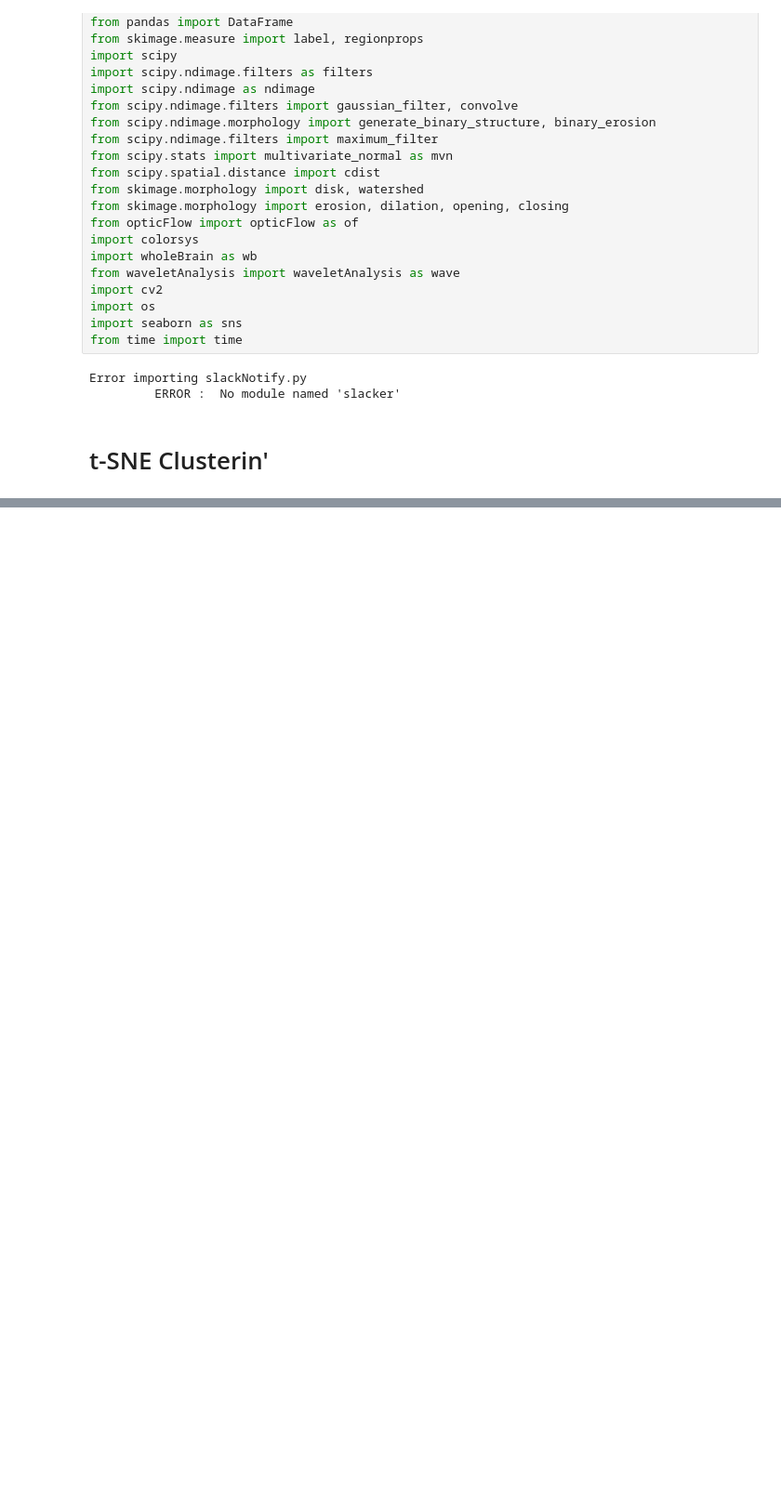
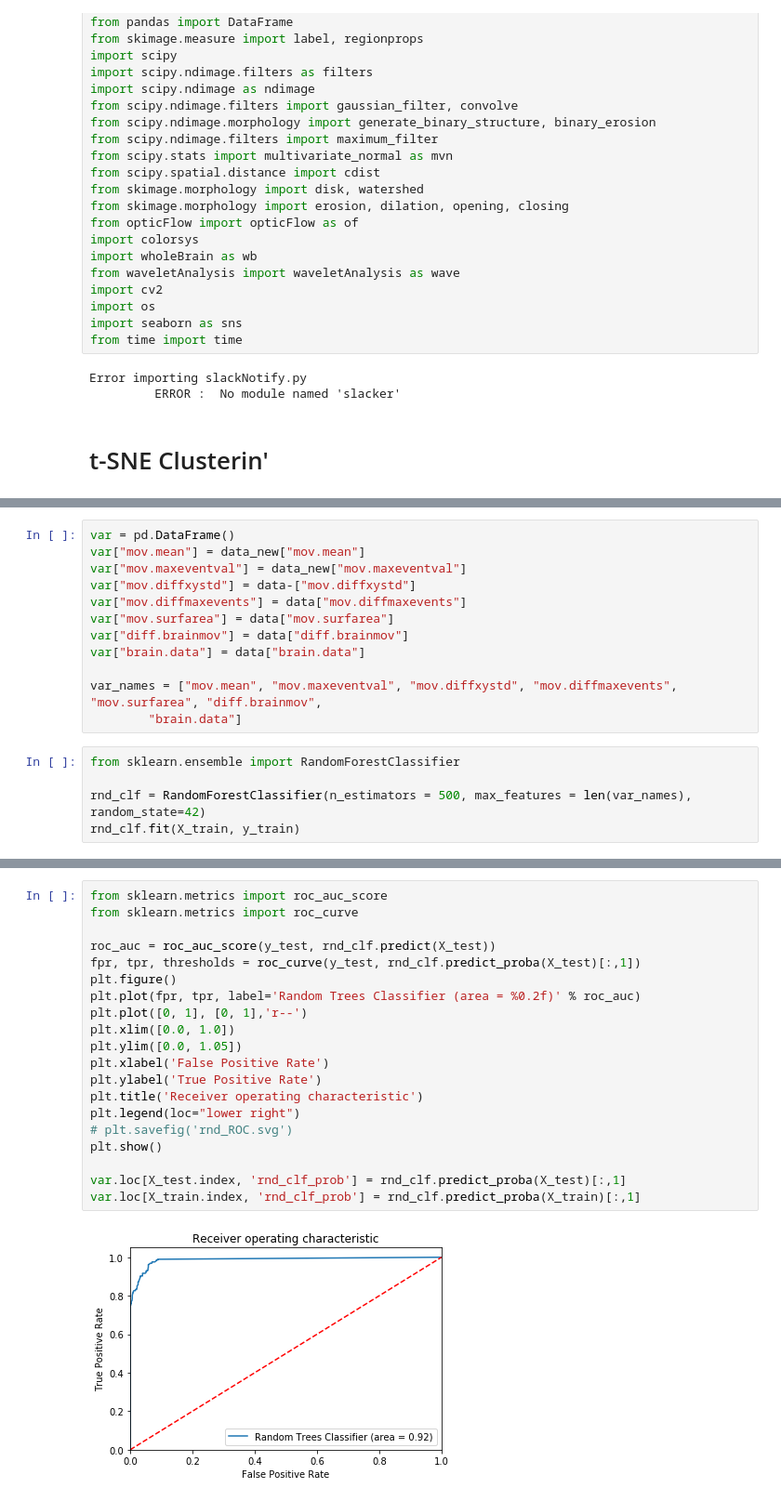
Before and after one commit to brmullen/SIP2019, a Jupyter notebook: Shreya/Clustering Data.ipynb, the cells around one changed output, grey strips where cells are left out. Shown at 93% size. Drawn from its saved outputs; the diff is of its cells as text; blank space fills up the shorter version.

```diff
--- a/Shreya/Clustering Data.ipynb
+++ b/Shreya/Clustering Data.ipynb
@@ -110,0 +244,17 @@ dtype: int64
+# %%
+var = pd.DataFrame()
+var["mov.mean"] = data_new["mov.mean"]
+var["mov.maxeventval"] = data_new["mov.maxeventval"]
+var["mov.diffxystd"] = data-["mov.diffxystd"]
+var["mov.diffmaxevents"] = data["mov.diffmaxevents"]
+var["mov.surfarea"] = data["mov.surfarea"]
+var["diff.brainmov"] = data["diff.brainmov"]
+var["brain.data"] = data["brain.data"]
+
+var_names = ["mov.mean", "mov.maxeventval", "mov.diffxystd", "mov.diffmaxevents", "mov.surfarea", "diff.brainmov",
+        "brain.data"]
+# %%
+from sklearn.ensemble import RandomForestClassifier
+
+rnd_clf = RandomForestClassifier(n_estimators = 500, max_features = len(var_names), random_state=42)
+rnd_clf.fit(X_train, y_train)
@@ -110,0 +287,22 @@ dtype: int64
+# %%
+from sklearn.metrics import roc_auc_score
+from sklearn.metrics import roc_curve
+
+roc_auc = roc_auc_score(y_test, rnd_clf.predict(X_test))
+fpr, tpr, thresholds = roc_curve(y_test, rnd_clf.predict_proba(X_test)[:,1])
+plt.figure()
+plt.plot(fpr, tpr, label='Random Trees Classifier (area = %0.2f)' % roc_auc)
+plt.plot([0, 1], [0, 1],'r--')
+plt.xlim([0.0, 1.0])
+plt.ylim([0.0, 1.05])
+plt.xlabel('False Positive Rate')
+plt.ylabel('True Positive Rate')
+plt.title('Receiver operating characteristic')
+plt.legend(loc="lower right")
+# plt.savefig('rnd_ROC.svg')
+plt.show()
+
+var.loc[X_test.index, 'rnd_clf_prob'] = rnd_clf.predict_proba(X_test)[:,1]
+var.loc[X_train.index, 'rnd_clf_prob'] = rnd_clf.predict_proba(X_train)[:,1]
+# %% [output]
+[figure, added]
```
Also changed, not shown: parts of 13 cells of this notebook, 9 other files.
